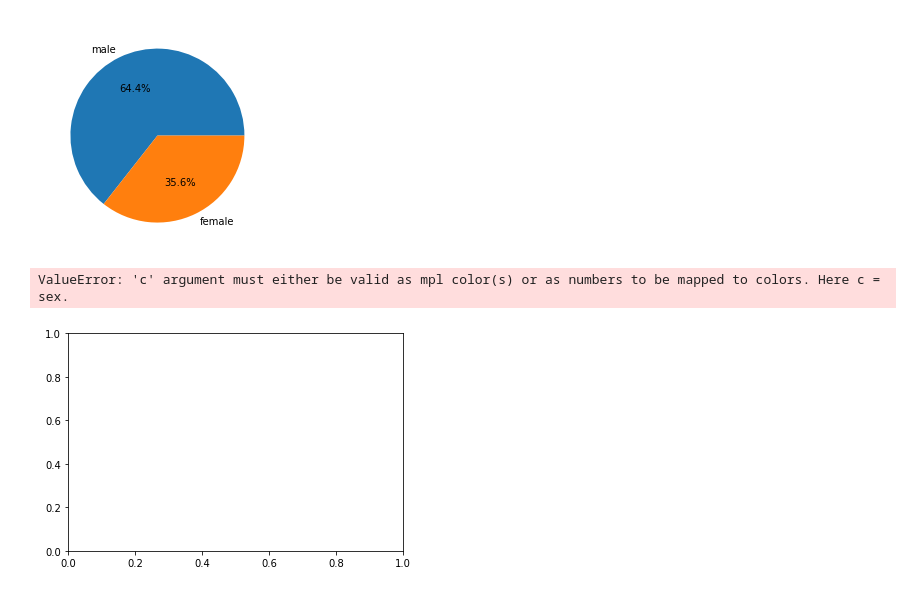
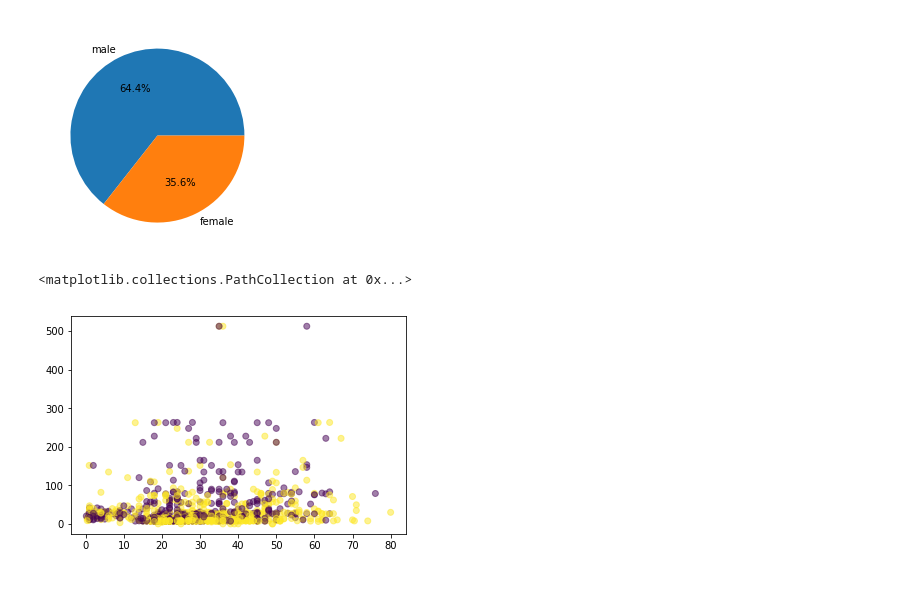
Before and after one commit to Venkatadattak/Ineuron_Assignment, a Jupyter notebook: matplot_assignment.ipynb, the cells around one changed output. Cells and saved outputs as stored; diff of their text form; code cells hidden in the pictures.

```diff
--- a/matplot_assignment.ipynb
+++ b/matplot_assignment.ipynb
@@ -63,11 +63,8 @@ plt.pie(sizes,labels=['male','female'],autopct='%1.1f%%')
  [Text(-0.262274603023337, 0.5396406513680664, '64.4%'),
   Text(0.26227455249853165, -0.5396406759239846, '35.6%')])
 [figure]
-# %%
-data.plot.scatter(
-    'fare', 'age',
-    c='sex', cmap='RdBu',
-    edgecolor='None', s=45)
-# %% [output]
-ValueError: 'c' argument must either be valid as mpl color(s) or as numbers to be mapped to colors. Here c = sex.
-[figure, removed]
+# %%
+plt.scatter(data['age'], data['fare'], alpha=0.5, c=pd.factorize(data['sex'])[0])
+# %% [output]
+<matplotlib.collections.PathCollection at 0x...>
+[figure, added]
```
